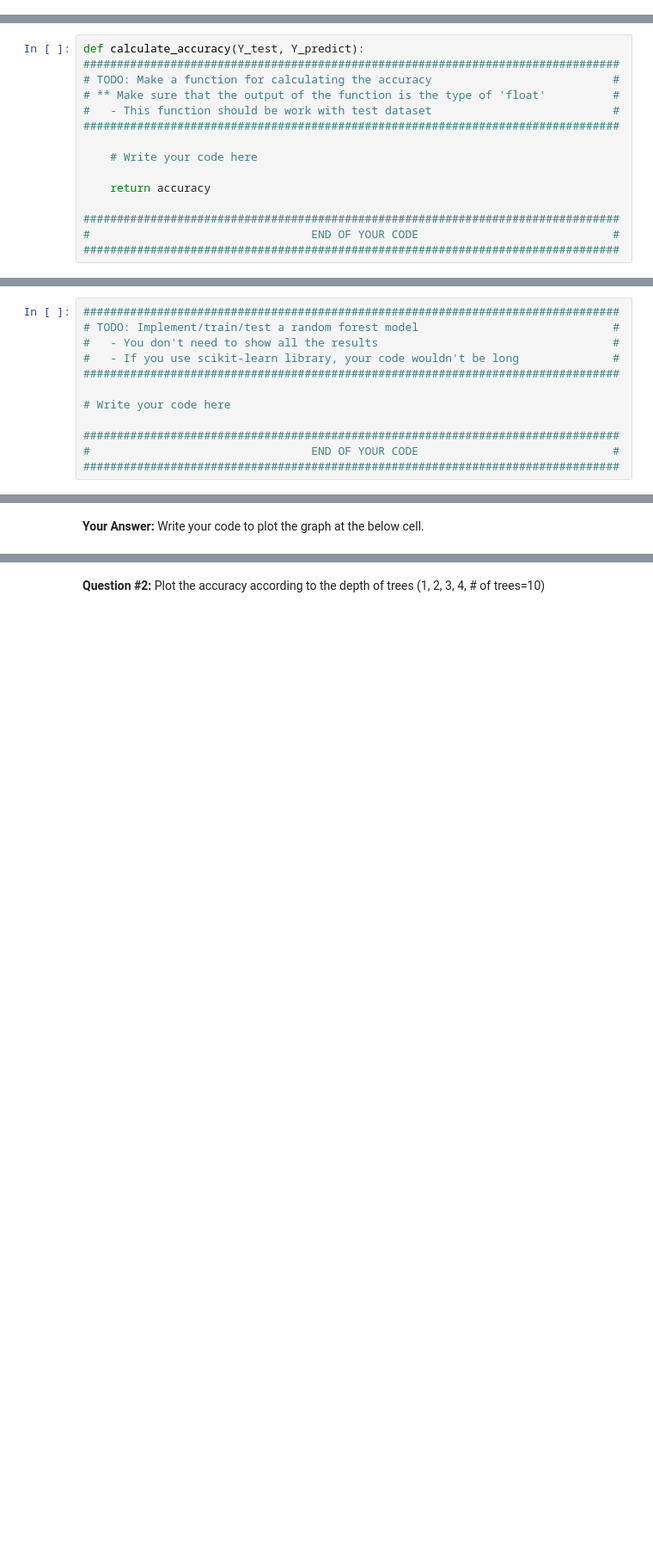
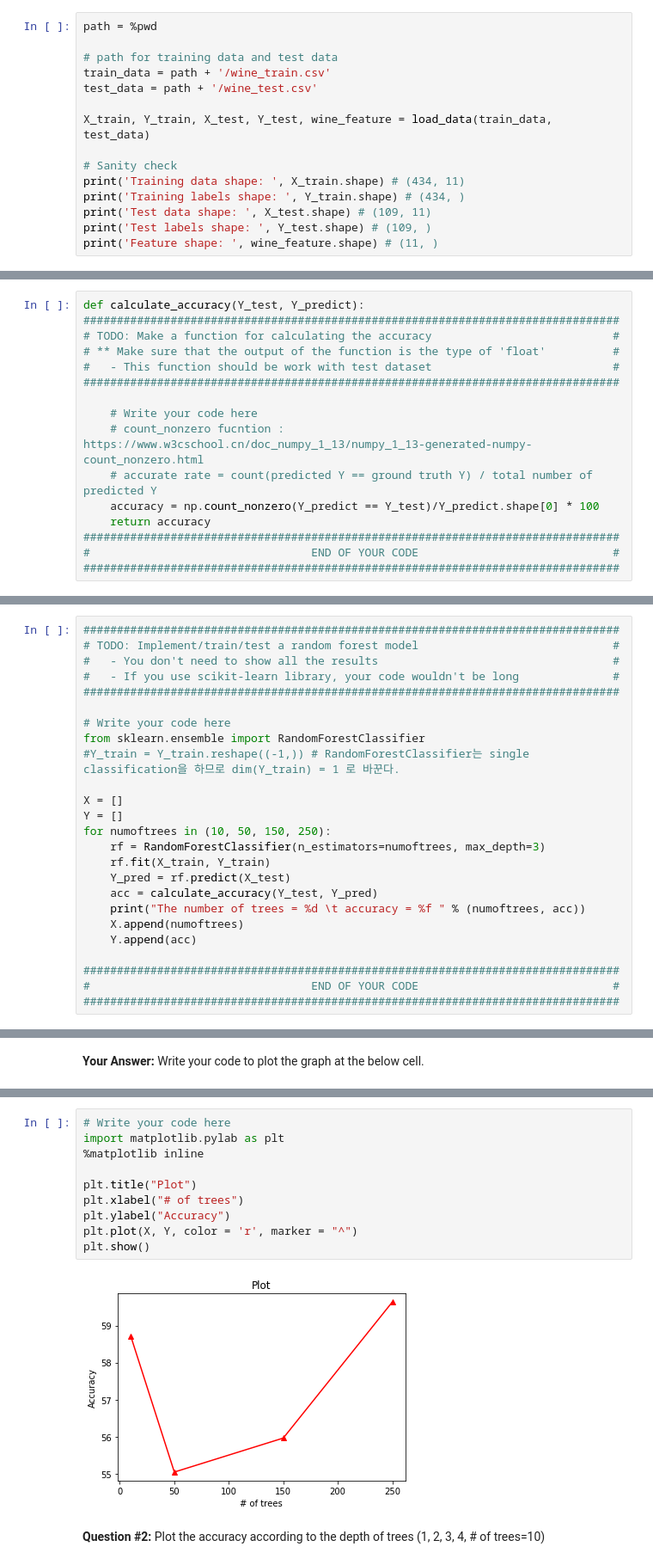
Before and after one commit to SUNGWOOKYOO/2019_spring, a Jupyter notebook: ML/ml_hw1/random_forest.ipynb, the cells around one changed output, grey strips where cells are left out. Shown at 86% size. Drawn from its saved outputs; the diff is of its cells as text; blank space fills up the shorter version.

```diff
--- a/ML/ml_hw1/random_forest.ipynb
+++ b/ML/ml_hw1/random_forest.ipynb
@@ -27,0 +65,15 @@ X_train, Y_train, X_test, Y_test, wine_feature = load_data(train_data, test_data
+# %%
+path = %pwd
+
+# path for training data and test data
+train_data = path + '/wine_train.csv'
+test_data = path + '/wine_test.csv'
+
+X_train, Y_train, X_test, Y_test, wine_feature = load_data(train_data, test_data)
+
+# Sanity check
+print('Training data shape: ', X_train.shape) # (434, 11)
+print('Training labels shape: ', Y_train.shape) # (434, )
+print('Test data shape: ', X_test.shape) # (109, 11)
+print('Test labels shape: ', Y_test.shape) # (109, )
+print('Feature shape: ', wine_feature.shape) # (11, )
@@ -34,9 +92,10 @@ def calculate_accuracy(Y_test, Y_predict):
 ################################################################################
 
     # Write your code here
-
+    # count_nonzero fucntion : https://www.w3cschool.cn/doc_numpy_1_13/numpy_1_13-generated-numpy-count_nonzero.html
+    # accurate rate = count(predicted Y == ground truth Y) / total number of predicted Y
+    accuracy = np.count_nonzero(Y_predict == Y_test)/Y_predict.shape[0] * 100
     return accuracy
-
 ################################################################################
 #                                 END OF YOUR CODE                             #
 ################################################################################
@@ -50,6 +109,19 @@ def calculate_accuracy(Y_test, Y_predict):
 ################################################################################
 
 # Write your code here
+from sklearn.ensemble import RandomForestClassifier
+#Y_train = Y_train.reshape((-1,)) # RandomForestClassifier는 single classification을 하므로 dim(Y_train) = 1 로 바꾼다.
+
+X = []
+Y = []
+for numoftrees in (10, 50, 150, 250):
+    rf = RandomForestClassifier(n_estimators=numoftrees, max_depth=3)
+    rf.fit(X_train, Y_train)
+    Y_pred = rf.predict(X_test)
+    acc = calculate_accuracy(Y_test, Y_pred)
+    print("The number of trees = %d \t accuracy = %f " % (numoftrees, acc))
+    X.append(numoftrees)
+    Y.append(acc)
 
 ################################################################################
 #                                 END OF YOUR CODE                             #
@@ -63,3 +138,15 @@ def calculate_accuracy(Y_test, Y_predict):
+# %%
+# Write your code here
+import matplotlib.pylab as plt
+%matplotlib inline
+
+plt.title("Plot")
+plt.xlabel("# of trees")
+plt.ylabel("Accuracy")
+plt.plot(X, Y, color = 'r', marker = "^")
+plt.show()
+# %% [output]
+[figure, added]
 # %% [markdown]
 **Question #2:** Plot the accuracy according to the depth of trees (1, 2, 3, 4, # of trees=10)
 # %% [markdown]
```
Also changed, not shown: parts of 20 cells of this notebook, 2 other files.
